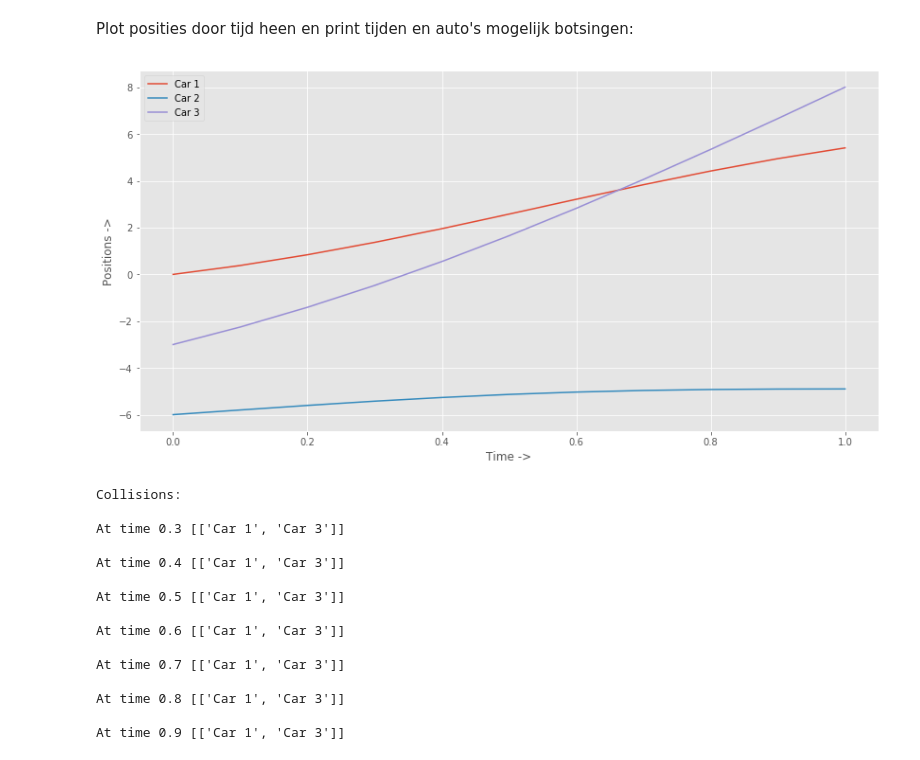
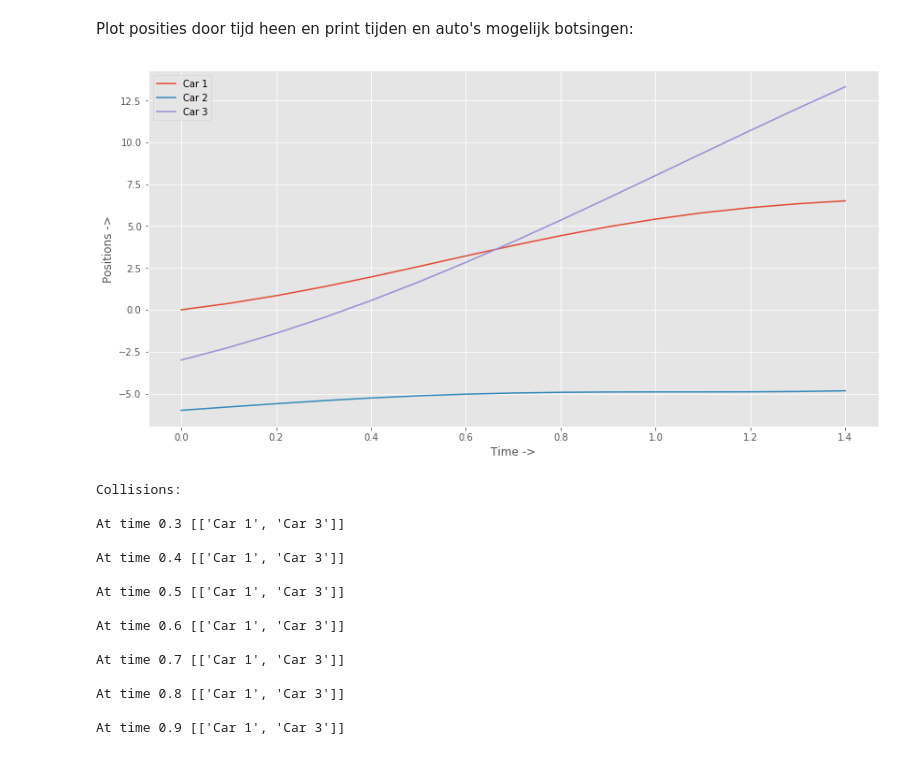
Before and after one commit to vlreinier/AC, a Jupyter notebook: Verkeerssimulatie.ipynb, the cells around one changed output. Cells and saved outputs as stored; diff of their text form; code cells hidden in the pictures.

```diff
--- a/Verkeerssimulatie.ipynb
+++ b/Verkeerssimulatie.ipynb
@@ -146,21 +145,21 @@ for i in range(1, len(time)):
 # %% [markdown]
 Plot posities door tijd heen en print tijden en auto's mogelijk botsingen:
 # %%
-limit = 11 # limit is x number of values are shown, all is len(car1_positions)
+limit = 15 # limit is x number of values are shown, all is len(car1_positions)
 plt.xlabel('Time ->')
 plt.ylabel('Positions ->')
 plt.plot(time[:limit], car1_positions[:limit], label='Car 1') # plot positions along time for length limit
 plt.plot(time[:limit], car2_positions[:limit], label='Car 2') # plot positions along time for length limit
 plt.plot(time[:limit], car3_positions[:limit], label='Car 3') # plot positions along time for length limit
 plt.legend(loc='upper left')
 plt.show()
 
 # print all collisions incl. time and cars
 print("Collisions:\n")
 for i in collisions:
     print(i, collisions[i],'\n')
 # %% [output]
-[figure, old version]
+[figure, new version]
 Collisions:
 
 At time 0.3 [['Car 1', 'Car 3']]
```
Also changed, not shown: parts of 1 cell of this notebook.
